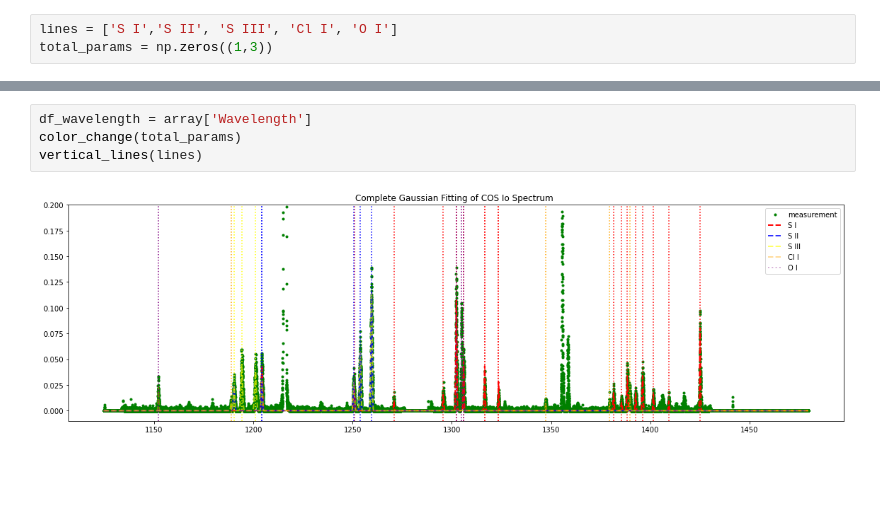
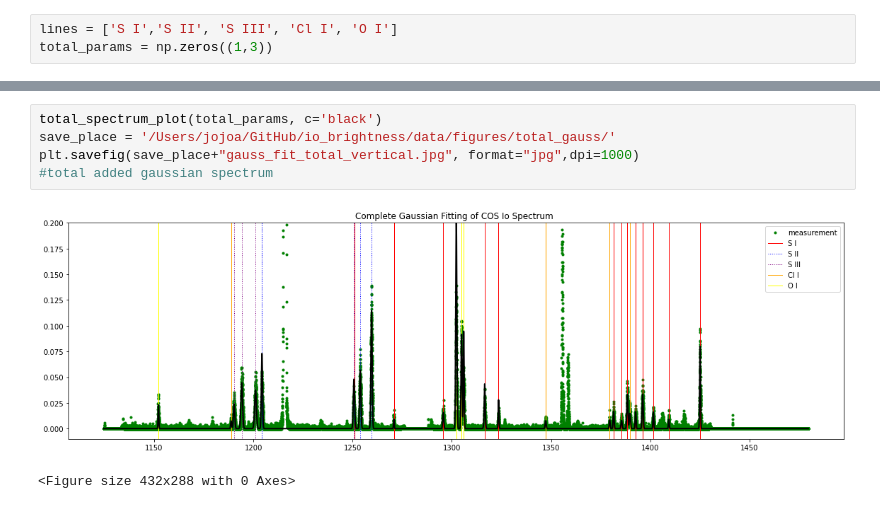
Before and after one commit to 18ganesha/io_brightness, a Jupyter notebook: notebooks/21_Color_coded_Gaussians.ipynb, the cells around one changed output, grey strips where cells are left out. Saved outputs shown, nothing was run; the diff lists cells and outputs as text; blank space fills up the shorter version.

```diff
--- a/notebooks/21_Color_coded_Gaussians.ipynb
+++ b/notebooks/21_Color_coded_Gaussians.ipynb
@@ -202,6 +207,8 @@ total_spectrum_plot(total_params, c='blue')
-# %%
-df_wavelength = array['Wavelength']
-color_change(total_params)
-vertical_lines(lines)
-# %% [output]
-[figure, removed]
+# %%
+total_spectrum_plot(total_params, c='black')
+save_place = '/Users/jojoa/GitHub/io_brightness/data/figures/total_gauss/'
+plt.savefig(save_place+"gauss_fit_total_vertical.jpg", format="jpg",dpi=1000)
+#total added gaussian spectrum
+# %% [output]
+[figure, added]
+<Figure size 432x288 with 0 Axes>
```
Also changed, not shown: parts of 11 cells of this notebook, 9 other files.
